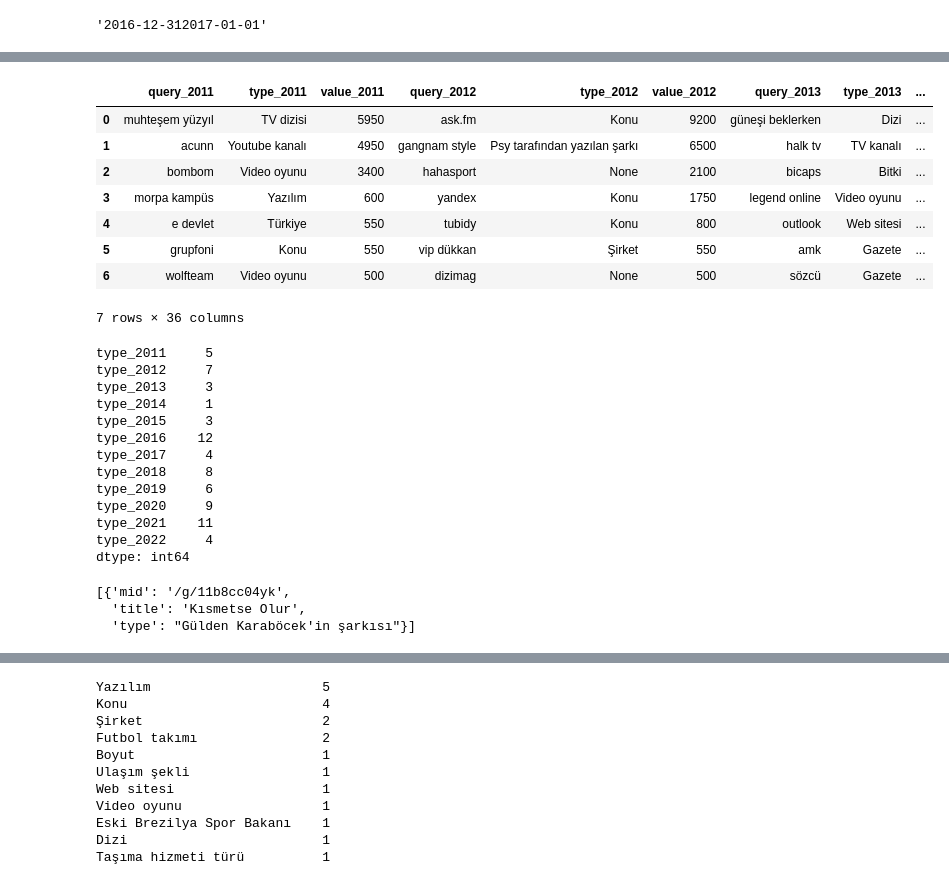
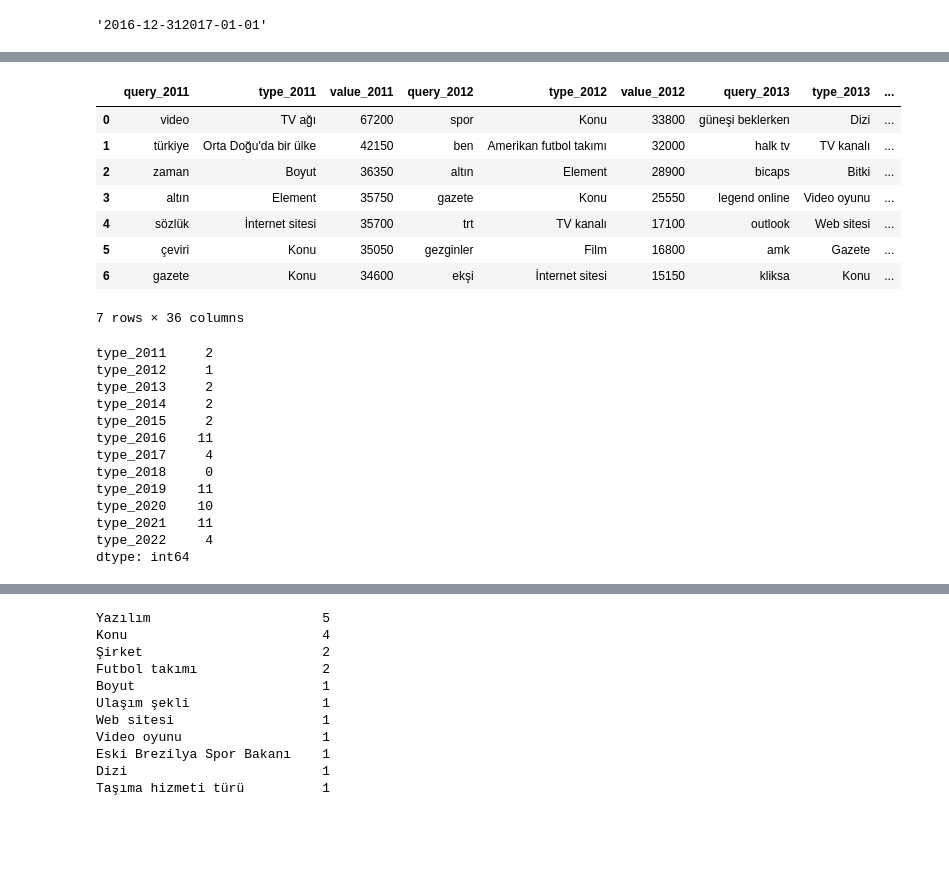
Before and after one commit to muhsinayaz/my-projects, a Jupyter notebook: 01-Data-Analysis-&-Visualization-wPy/03-DAwPy-Google-Search/Google-Search-AnalysiswP.ipynb, the cells around one changed output, grey strips where cells are left out. Saved outputs shown, nothing was run; the diff lists cells and outputs as text; code cells hidden in the pictures; blank space fills up the shorter version.

```diff
--- a/01-Data-Analysis-&-Visualization-wPy/03-DAwPy-Google-Search/Google-Search-AnalysiswP.ipynb
+++ b/01-Data-Analysis-&-Visualization-wPy/03-DAwPy-Google-Search/Google-Search-AnalysiswP.ipynb
@@ -429,0 +183,2 @@ df_rise_q.filter(regex="query")
+# %%
+trends = TrendReq(hl='tr-TR', tz=360, timeout=(30));
@@ -429,0 +229,18 @@ df_rise_q.filter(regex="query")
+# %%
+for i in range(2017,2022): # 2017, 2022 dahil.
+
+    kw_list = [" "]
+    cat = 0
+    timeframe=f"{i-1}"+"-12-31 " + f"{i+1}" + "-01-01"
+    geo = "TR"
+    trends.build_payload(kw_list, cat, timeframe, geo)
+    queries = trends.related_queries()
+
+    df_rise = queries[""]["rising"][["query", "value"]]
+    df_rise = df_rise.rename(columns={'query': f'query_{i}', 'value': f"value_{i}" })
+
+    df_top = queries[""]["top"][["query", "value"]]
+    df_top = df_top.rename(columns={'query': f'query_{i}', 'value': f"value_{i}" })
+
+    queries_rise = pd.concat([queries_rise, df_rise], axis=1)
+    queries_top = pd.concat([queries_top, df_top], axis=1)
@@ -429,0 +290,3 @@ df_rise_q.filter(regex="query")
+# %%
+queries_rise = pd.read_csv("queries_rise.csv")
+queries_top = pd.read_csv("queries_top.csv")
@@ -449,20 +362,20 @@ df_rise_q2.head()
 # %%
 for i in range(2011, 2023):
-    loc = df_rise_q2.columns.get_loc(f"value_{i}")
+    loc = queries_rise.columns.get_loc(f"value_{i}")
     column = f"type_{i}"
-    value = df_rise_q2[f"query_{i}"].map(find_type)
+    value = queries_rise[f"query_{i}"].map(find_type)
 
-    df_rise_q2.insert(loc, column, value)
+    queries_rise.insert(loc, column, value)
 # %%
-df_rise_q2.head(7)
-# bazı konuları çıkaramamış, yazım yanlışı vb.
+queries_rise.head(7)
+# bazı konuları çıkaramamış, genellikle yazım yanlışı vb.
 # %% [output]
 |  | query_2011 | type_2011 | value_2011 | query_2012 | type_2012 | value_2012 | query_2013 | type_2013 | ... |
-| 0 | muhteşem yüzyıl | TV dizisi | 5950 | ask.fm | Konu | 9200 | güneşi beklerken | Dizi | ... |
-| 1 | acunn | Youtube kanalı | 4950 | gangnam style | Psy tarafından yazılan şarkı | 6500 | halk tv | TV kanalı | ... |
-| 2 | bombom | Video oyunu | 3400 | hahasport | None | 2100 | bicaps | Bitki | ... |
-| 3 | morpa kampüs | Yazılım | 600 | yandex | Konu | 1750 | legend online | Video oyunu | ... |
-| 4 | e devlet | Türkiye | 550 | tubidy | Konu | 800 | outlook | Web sitesi | ... |
-| 5 | grupfoni | Konu | 550 | vip dükkan | Şirket | 550 | amk | Gazete | ... |
-| 6 | wolfteam | Video oyunu | 500 | dizimag | None | 500 | sözcü | Gazete | ... |
+| 0 | video | TV ağı | 67200 | spor | Konu | 33800 | güneşi beklerken | Dizi | ... |
+| 1 | türkiye | Orta Doğu'da bir ülke | 42150 | ben | Amerikan futbol takımı | 32000 | halk tv | TV kanalı | ... |
+| 2 | zaman | Boyut | 36350 | altın | Element | 28900 | bicaps | Bitki | ... |
+| 3 | altın | Element | 35750 | gazete | Konu | 25550 | legend online | Video oyunu | ... |
+| 4 | sözlük | İnternet sitesi | 35700 | trt | TV kanalı | 17100 | outlook | Web sitesi | ... |
+| 5 | çeviri | Konu | 35050 | gezginler | Film | 16800 | amk | Gazete | ... |
+| 6 | gazete | Konu | 34600 | ekşi | İnternet sitesi | 15150 | kliksa | Konu | ... |
 7 rows × 36 columns
@@ -469,22 +384,16 @@ df_rise_q2.head(7)
 # %%
-df_rise_q2.filter(regex="type").isnull().sum()
+queries_rise.filter(regex="type").isnull().sum()
 # %% [output]
-type_2011     5
-type_2012     7
-type_2013     3
-type_2014     1
-type_2015     3
-type_2016    12
+type_2011     2
+type_2012     1
+type_2013     2
+type_2014     2
+type_2015     2
+type_2016    11
 type_2017     4
-type_2018     8
-type_2019     6
-type_2020     9
+type_2018     0
+type_2019    11
+type_2020    10
 type_2021    11
 type_2022     4
 dtype: int64
-# %%
-trends.suggestions("kısmetse olur")
-# %% [output]
-[{'mid': '/g/11b8cc04yk',
-  'title': 'Kısmetse Olur',
-  'type': "Gülden Karaböcek'in şarkısı"}]
```
Also changed, not shown: parts of 57 cells of this notebook, 6 other files.
